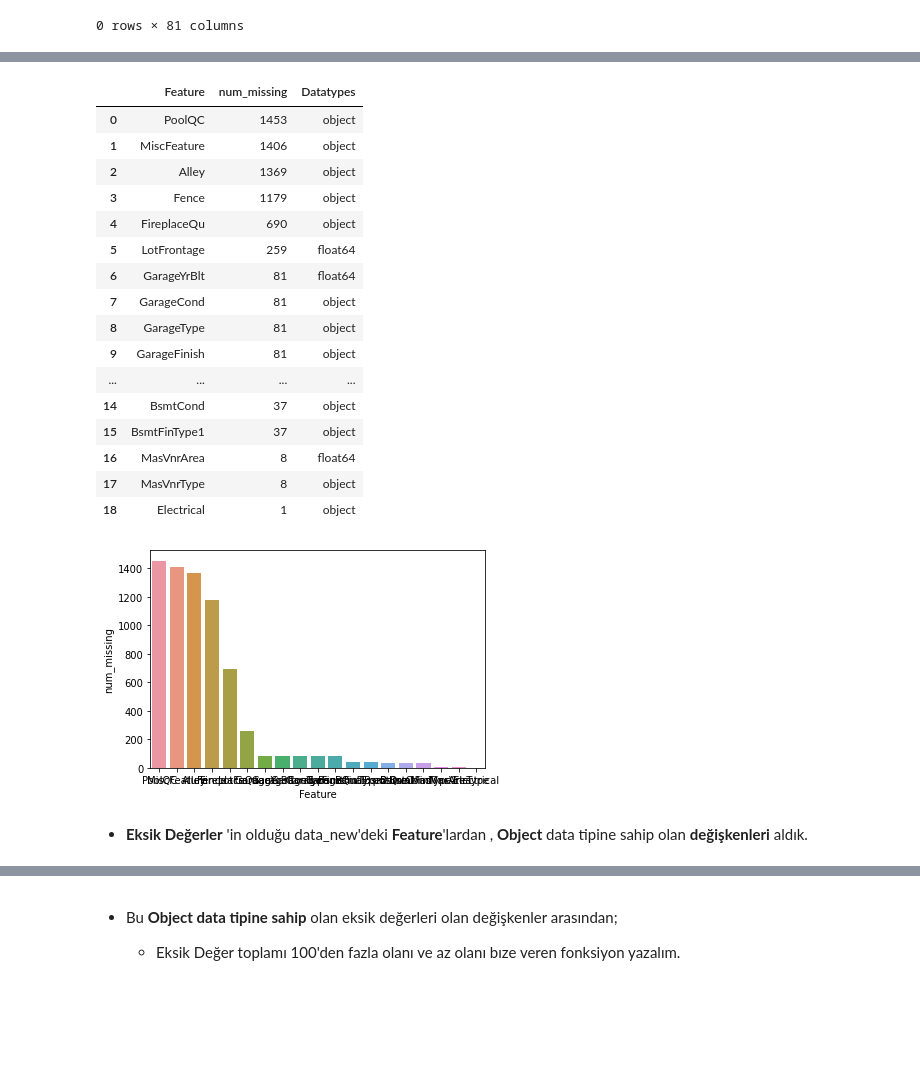
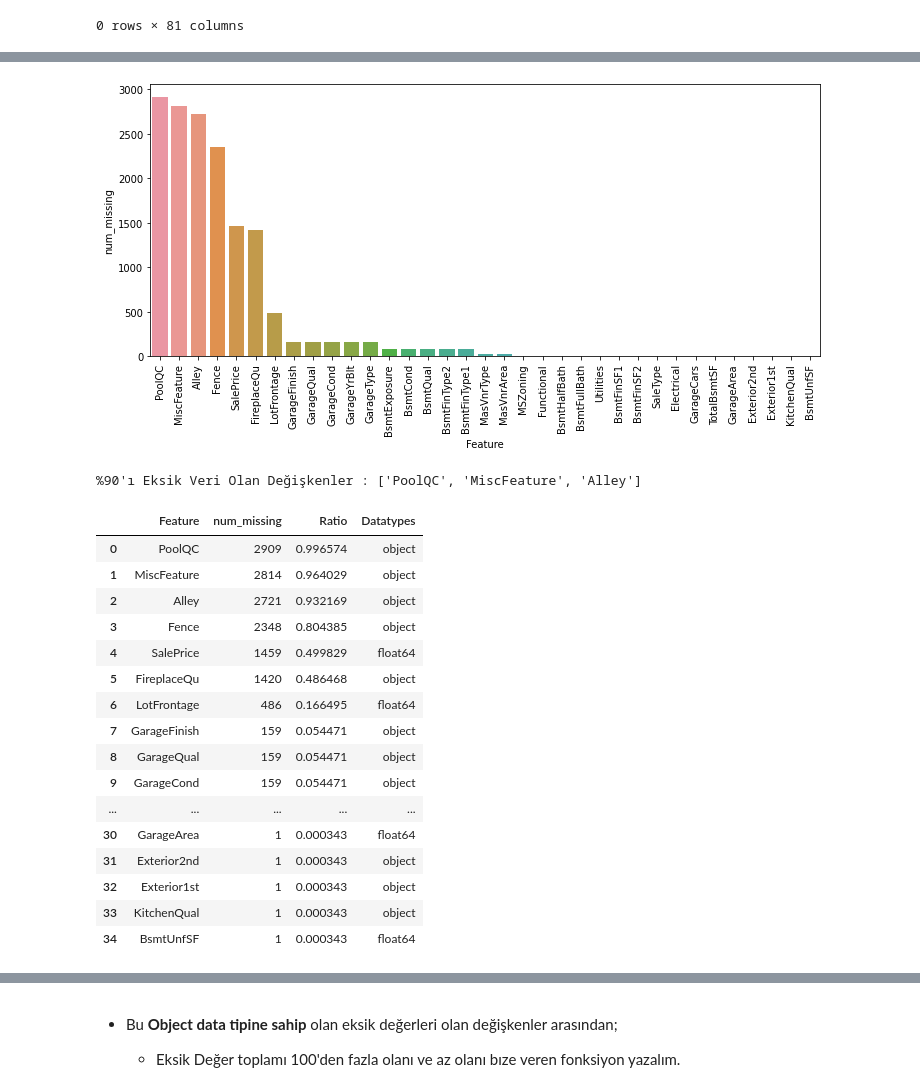
Before and after one commit to TheKoray/Kaggle-Projects, a Jupyter notebook: HousePrice/houseprice.ipynb, the cells around one changed output, grey strips where cells are left out. Saved outputs shown, nothing was run; the diff lists cells and outputs as text; code cells hidden in the pictures; blank space fills up the shorter version.

```diff
--- a/HousePrice/houseprice.ipynb
+++ b/HousePrice/houseprice.ipynb
@@ -31,6 +31,8 @@ test = pd.read_csv("/kaggle/input/house-prices-advanced-regression-techniques/te
 # %%
 data = train.copy()
 
+data = data.append(test)
+
 data.head()
 # %% [output]
 |  | Id | MSSubClass | MSZoning | LotFrontage | LotArea | Street | Alley | LotShape | LandContour | ... |
@@ -500,43 +473,51 @@ data[data.notnull().all(axis=1)]
 # %%
 def miss_value(df, plot= False):
 
-    data_new = pd.DataFrame({'num_missing':df.isnull().sum()})
+    miss_data = pd.DataFrame({'num_missing':df.isnull().sum(),
+                            'Ratio':df.isnull().sum() / len(df)})
 
-    data_new['Datatypes'] = data[data_new.index].dtypes.values
+    miss_data['Datatypes'] = data[miss_data.index].dtypes.values
 
-    data_new = data_new.sort_values('num_missing', ascending = False)
+    miss_data = miss_data.sort_values('num_missing', ascending = False)
 
-    data_new = data_new[data_new['num_missing'] > 0].reset_index().rename({'index':'Feature'}, axis=1)
+    miss_data = miss_data[miss_data['num_missing'] > 0].reset_index().rename({'index':'Feature'}, axis=1)
 
     if plot:
 
-        sns.barplot(x=data_new['Feature'], y = data_new['num_missing']);
+        plt.figure(figsize=(12,5))
+        p = sns.barplot(x = miss_data['Feature'], y = miss_data['num_missing']);
 
-    return data_new
+        for rotate in p.get_xticklabels(): #x ekseninde ki her değişken ismini 90 olarak ayarladık. yatay şekilde.
 
+            rotate.set_rotation(90)
+        plt.show()
 
+        miss_90 = miss_data[miss_data['Ratio'] > 0.90]['Feature'].tolist()
 
-data_new = miss_value(data, plot=True)
+        print(f"%90'ı Eksik Veri Olan Değişkenler : {miss_90}")
 
-data_new
+    return miss_data
+
+miss_data = miss_value(data, plot=True)
+
+miss_data
 # %% [output]
+[figure, new version]
+%90'ı Eksik Veri Olan Değişkenler : ['PoolQC', 'MiscFeature', 'Alley']
-|  | Feature | num_missing | Datatypes |
-| 0 | PoolQC | 1453 | object |
-| 1 | MiscFeature | 1406 | object |
-| 2 | Alley | 1369 | object |
-| 3 | Fence | 1179 | object |
-| 4 | FireplaceQu | 690 | object |
-| 5 | LotFrontage | 259 | float64 |
-| 6 | GarageYrBlt | 81 | float64 |
-| 7 | GarageCond | 81 | object |
-| 8 | GarageType | 81 | object |
-| 9 | GarageFinish | 81 | object |
-| ... | ... | ... | ... |
-| 14 | BsmtCond | 37 | object |
-| 15 | BsmtFinType1 | 37 | object |
-| 16 | MasVnrArea | 8 | float64 |
-| 17 | MasVnrType | 8 | object |
-| 18 | Electrical | 1 | object |
+|  | Feature | num_missing | Ratio | Datatypes |
+| 0 | PoolQC | 2909 | 0.996574 | object |
+| 1 | MiscFeature | 2814 | 0.964029 | object |
+| 2 | Alley | 2721 | 0.932169 | object |
+| 3 | Fence | 2348 | 0.804385 | object |
+| 4 | SalePrice | 1459 | 0.499829 | float64 |
+| 5 | FireplaceQu | 1420 | 0.486468 | object |
+| 6 | LotFrontage | 486 | 0.166495 | float64 |
+| 7 | GarageFinish | 159 | 0.054471 | object |
+| 8 | GarageQual | 159 | 0.054471 | object |
+| 9 | GarageCond | 159 | 0.054471 | object |
+| ... | ... | ... | ... | ... |
+| 30 | GarageArea | 1 | 0.000343 | float64 |
+| 31 | Exterior2nd | 1 | 0.000343 | object |
+| 32 | Exterior1st | 1 | 0.000343 | object |
+| 33 | KitchenQual | 1 | 0.000343 | object |
+| 34 | BsmtUnfSF | 1 | 0.000343 | float64 |
-[figure, old version]
-# %% [markdown]
-- **Eksik Değerler** 'in olduğu data_new'deki **Feature**'lardan , **Object** data tipine sahip olan **değişkenleri** aldık.
```
Also changed, not shown: parts of 148 cells of this notebook.
